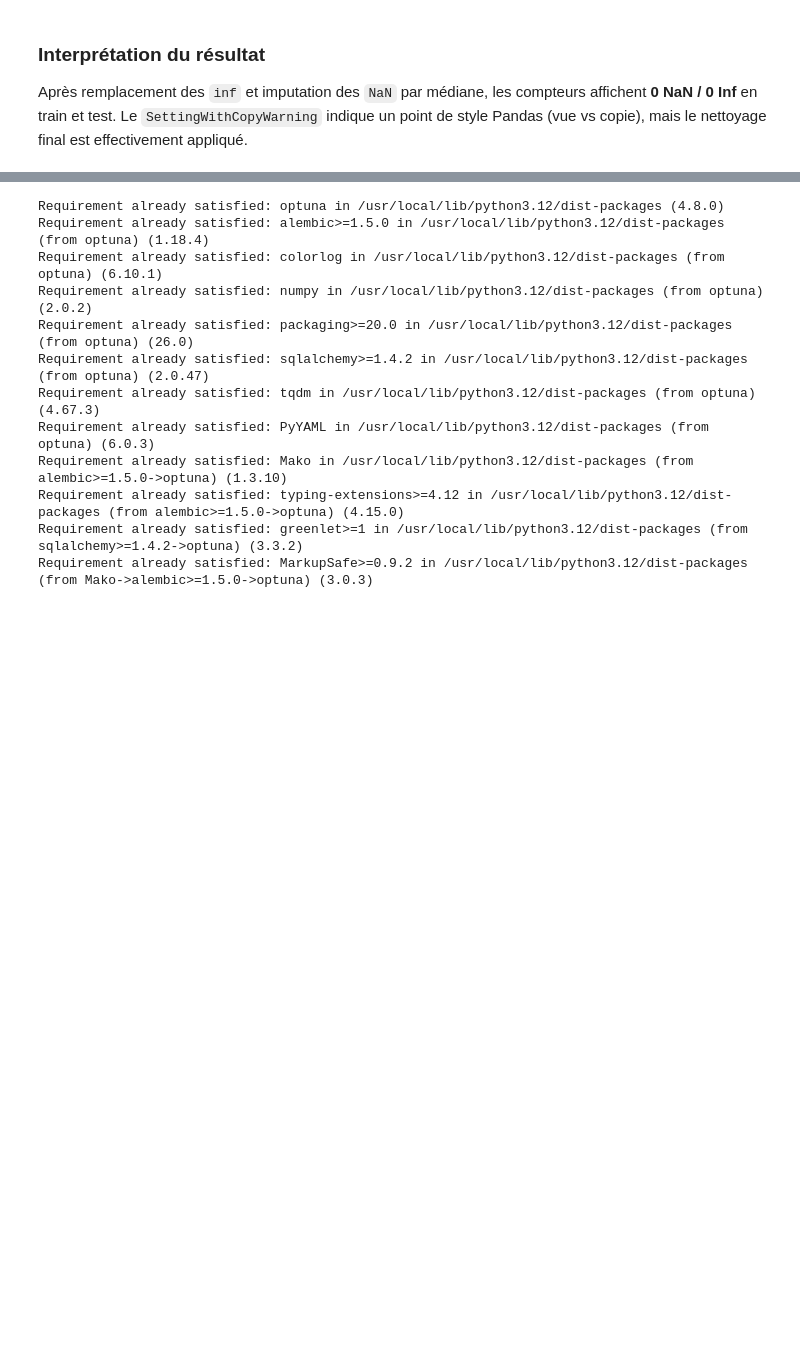
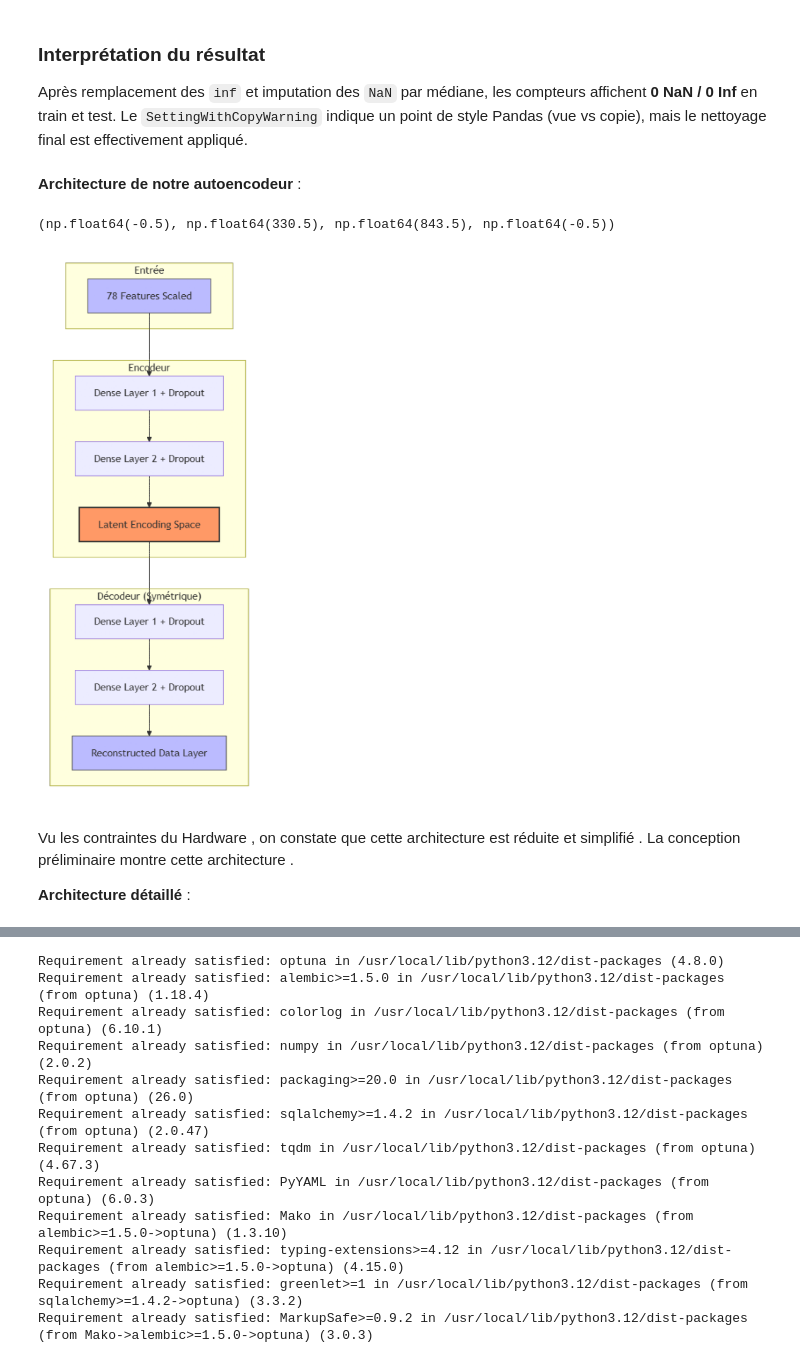
Before and after one commit to Chaabane2k03/PRJ_Fouille_Donn-es, a Jupyter notebook: prj-python.ipynb, the cells around one changed output, grey strips where cells are left out. Drawn from its saved outputs; the diff is of its cells as text; code cells hidden in the pictures; blank space fills up the shorter version.

```diff
--- a/prj-python.ipynb
+++ b/prj-python.ipynb
@@ -377,3 +442,20 @@ Test Infs: 0
 # %% [markdown]
 ### Interprétation du résultat
 Après remplacement des `inf` et imputation des `NaN` par médiane, les compteurs affichent **0 NaN / 0 Inf** en train et test. Le `SettingWithCopyWarning` indique un point de style Pandas (vue vs copie), mais le nettoyage final est effectivement appliqué.
+# %% [markdown]
+**Architecture de notre autoencodeur** :
+# %%
+import matplotlib.pyplot as plt
+import matplotlib.image as mpimg
+
+img = mpimg.imread('/kaggle/input/datasets/chaabaneboussadia/pipeline-imgs/architecture_diag_1.png')
+plt.figure(figsize=(15,10))
+plt.imshow(img)
+plt.axis('off')
+# %% [output]
+(np.float64(-0.5), np.float64(330.5), np.float64(843.5), np.float64(-0.5))
+[figure, added]
+# %% [markdown]
+Vu les contraintes du Hardware , on constate que cette architecture est réduite et simplifié . La conception préliminaire montre cette architecture .
+
+**Architecture détaillé** :
```
Also changed, not shown: parts of 41 cells of this notebook.
